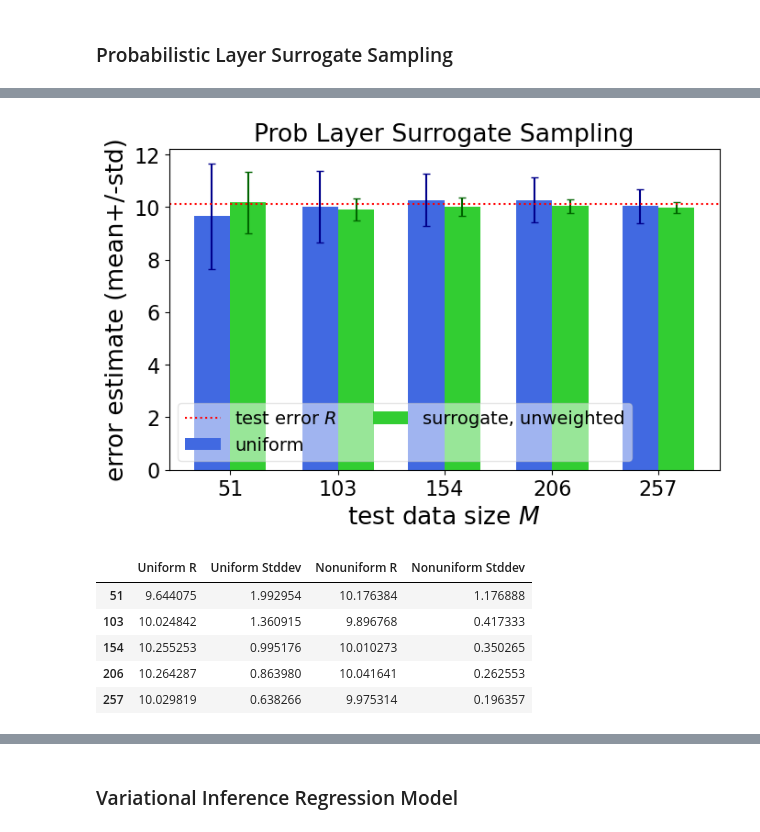
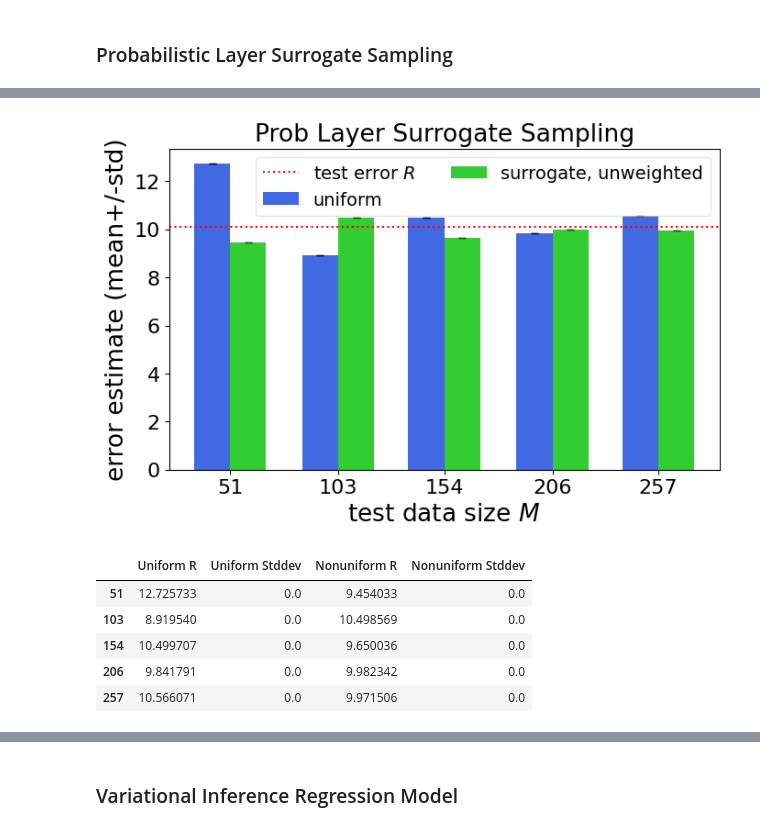
Before and after one commit to cnfranzen/RegressionEval, a Jupyter notebook: PartialEvalConc.ipynb, the cells around one changed output, grey strips where cells are left out. Drawn from its saved outputs; the diff is of its cells as text; code cells hidden in the pictures.

```diff
--- a/PartialEvalConc.ipynb
+++ b/PartialEvalConc.ipynb
@@ -75,6 +74,6 @@ _________________________________________________________________
 # %% [markdown]
 ### Bootstrap Surrogate Sampling
 # %%
-run_exp_weighted(X_train, y_train, X_test, y_test, y_pred, reg_evaluator, model_type = "boot", n_reps = 30, num_exp = 30, plot_title = "Bootstrap")
+run_exp_weighted(X_train, y_train, X_test, y_test, y_pred, reg_evaluator, model_type = "boot", n_reps = 30, num_exp = 1, plot_title = "Bootstrap")
 # %% [output]
 ---51---
@@ -154,6 +152,9 @@ _________________________________________________________________
+# %%
+reg_evaluator.save('concDNN_dropout.keras')
+reg_evaluator = tf.keras.models.load_model('concDNN_dropout.keras',safe_mode=False) # Dropout lambda layer will cause safety warning, so load out of save mode.
 # %% [markdown]
 ### Dropout Surrogate Sampling
 # %%
-run_exp_weighted(X_train, y_train, X_test, y_test, y_pred, reg_evaluator, model_type = "drop", n_reps = 30, num_exp = 30, plot_title = "Dropout")
+run_exp_weighted(X_train, y_train, X_test, y_test, y_pred, reg_evaluator, model_type = "drop", n_reps = 30, num_exp = 1, plot_title = "Dropout")
 # %% [output]
 ---51---
@@ -214,6 +233,9 @@ _________________________________________________________________
+# %%
+reg_evaluator.save('concDNN_prob.keras')
+reg_evaluator = tf.keras.models.load_model('concDNN_prob.keras',safe_mode=False) # Dropout lambda layer will cause safety warning, so load out of save mode.
 # %% [markdown]
 ### Probabilistic Layer Surrogate Sampling
 # %%
-run_exp_weighted(X_train, y_train, X_test, y_test, y_pred, reg_evaluator, n_reps = 30, model_type = "prob", num_exp = 30, plot_title = "Prob Layer")
+run_exp_weighted(X_train, y_train, X_test, y_test, y_pred, reg_evaluator, n_reps = 30, model_type = "prob", num_exp = 1, plot_title = "Prob Layer")
 # %% [output]
 ---51---
@@ -236,7 +258,7 @@ run_exp_weighted(X_train, y_train, X_test, y_test, y_pred, reg_evaluator, n_reps
-[figure, old version]
+[figure, new version]
 |  | Uniform R | Uniform Stddev | Nonuniform R | Nonuniform Stddev |
-| 51 | 9.644075 | 1.992954 | 10.176384 | 1.176888 |
-| 103 | 10.024842 | 1.360915 | 9.896768 | 0.417333 |
-| 154 | 10.255253 | 0.995176 | 10.010273 | 0.350265 |
-| 206 | 10.264287 | 0.863980 | 10.041641 | 0.262553 |
-| 257 | 10.029819 | 0.638266 | 9.975314 | 0.196357 |
+| 51 | 12.725733 | 0.0 | 9.454033 | 0.0 |
+| 103 | 8.919540 | 0.0 | 10.498569 | 0.0 |
+| 154 | 10.499707 | 0.0 | 9.650036 | 0.0 |
+| 206 | 9.841791 | 0.0 | 9.982342 | 0.0 |
+| 257 | 10.566071 | 0.0 | 9.971506 | 0.0 |
```
Also changed, not shown: parts of 14 cells of this notebook, 3 other files.
